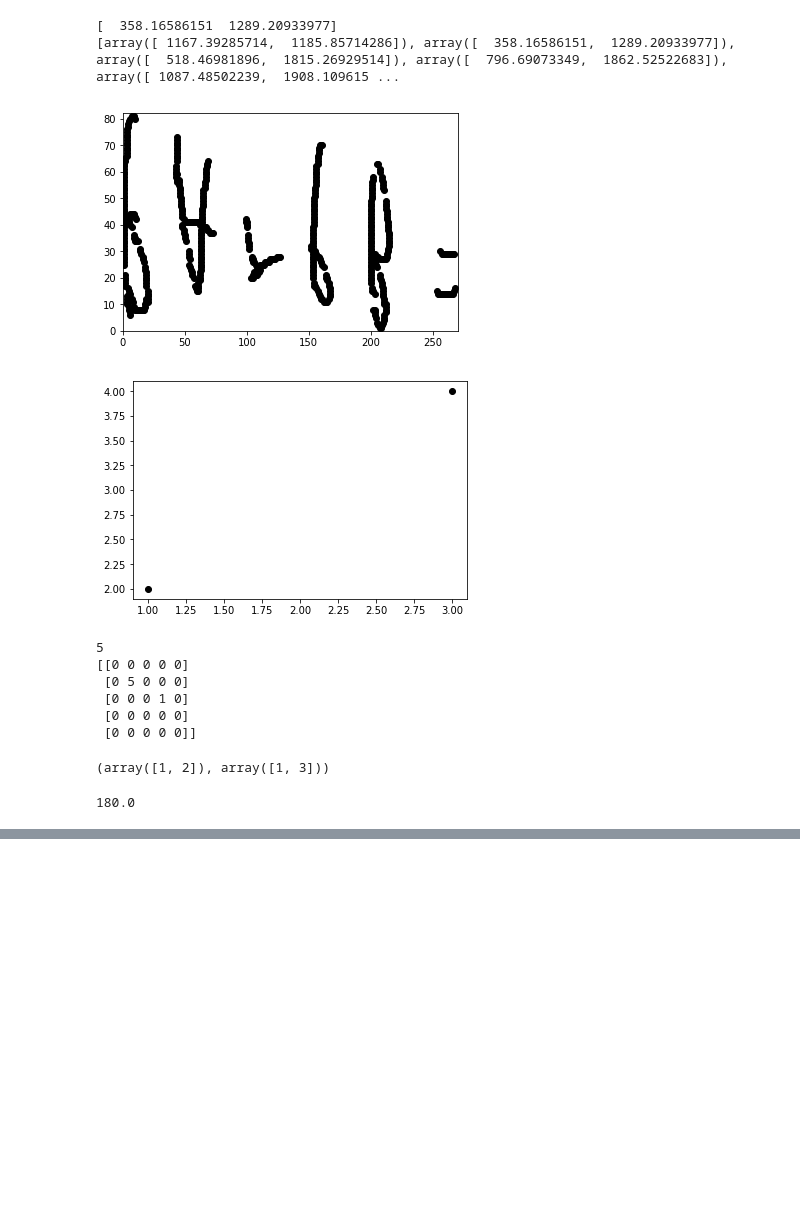
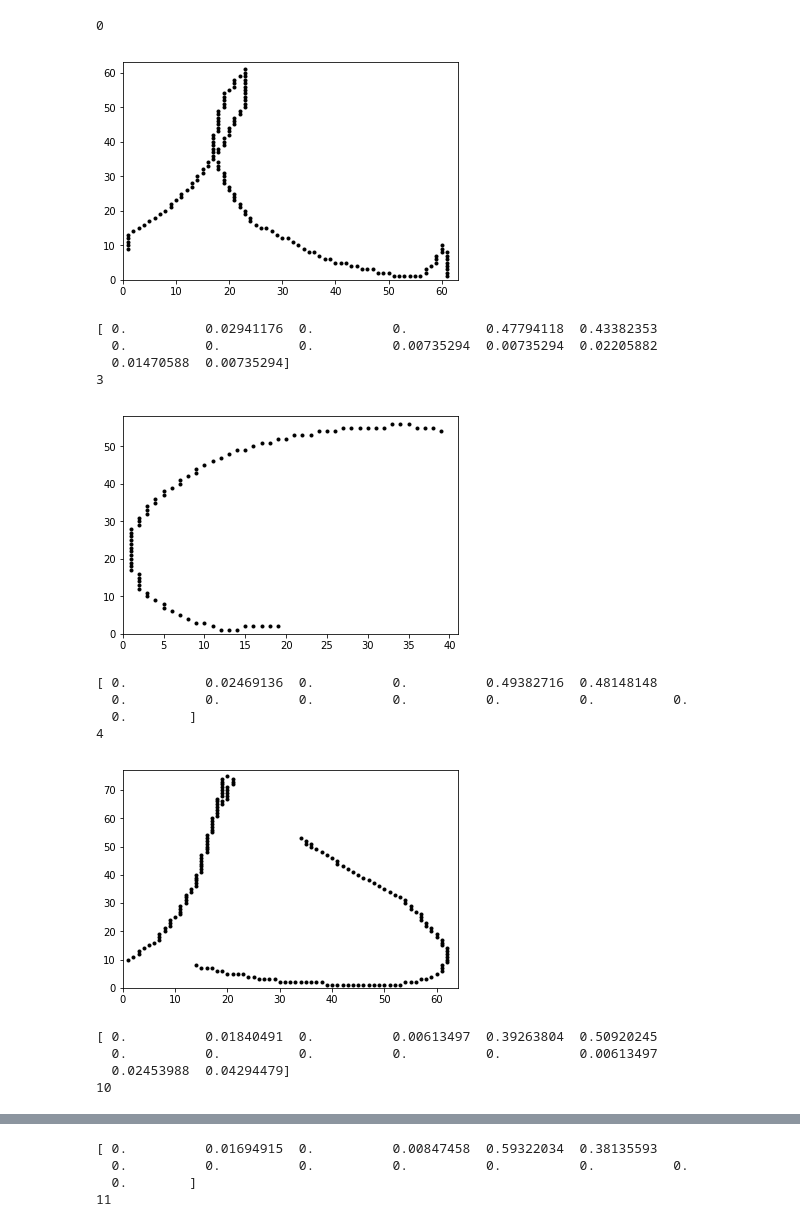
Before and after one commit to tatt0826/saikyo, a Jupyter notebook: SaikyoABC.ipynb, the cells around one changed output, grey strips where cells are left out. Drawn from its saved outputs; the diff is of its cells as text; code cells hidden in the pictures; blank space fills up the shorter version.

```diff
--- a/SaikyoABC.ipynb
+++ b/SaikyoABC.ipynb
@@ -682,16 +697,3 @@ overlayimage2
-# %%
-
-print(abc.block_center[1])
-print(abc.block_center)
-# %% [output]
-[  358.16586151  1289.20933977]
-[array([ 1167.39285714,  1185.85714286]), array([  358.16586151,  1289.20933977]), array([  518.46981896,  1815.26929514]), array([  796.69073349,  1862.52522683]), array([ 1087.48502239,  1908.109615 ...
 # %%
 
 abc.get_feature_value()
-# %%
-#print(abc.block_grid[1])
-#print(abc.block_grid)
-grid_plot(abc.block_grid[2])
-# %% [output]
-[figure, removed]
@@ -701,7 +699,0 @@ print(abc.block_grid[0][0])
-# %%
-
-plt.plot(1,2,'o',color="k")
-plt.plot(3,4,'o',color="k")
-plt.show()
-# %% [output]
-[figure, removed]
@@ -710,32 +700,24 @@ a = np.array([[0 for j in range(5)] for i in range(5)])
-# %%
-print(a[1][1])
-a[1][1] = 5
-a[2][3] = 1
-print(a)
-# %% [output]
-5
-[[0 0 0 0 0]
- [0 5 0 0 0]
- [0 0 0 1 0]
- [0 0 0 0 0]
- [0 0 0 0 0]]
-# %%
-print(a.nonzero())
-# %% [output]
-(array([1, 2]), array([1, 3]))
-# %%
-def angle(x, y):
-
-    dot_xy = np.dot(x, y)
-    norm_x = np.linalg.norm(x)
-    norm_y = np.linalg.norm(y)
-    cos = dot_xy / (norm_x*norm_y)
-    rad = np.arccos(cos)
-    theta = rad * 180 / np.pi
-
-    return theta
-a = np.array([1,0])
-b = np.array([-1,0])
-print(angle(a,b))
-# %% [output]
-180.0
+# %%
+
+for block_num in range(len(abc.blocks)):
+    if abc.stroke_or_string[block_num] == 0:
+        print(block_num)
+        grid_plot(abc.block_grid[block_num])
+        print(abc.grid_feature[block_num]/np.sum(abc.grid_feature[block_num]))
+# %% [output]
+0
+[figure, added]
+[ 0.          0.02941176  0.          0.          0.47794118  0.43382353
+  0.          0.          0.          0.00735294  0.00735294  0.02205882
+  0.01470588  0.00735294]
+3
+[figure, added]
+[ 0.          0.02469136  0.          0.          0.49382716  0.48148148
+  0.          0.          0.          0.          0.          0.          0.
+  0.        ]
+4
+[figure, added]
+[ 0.          0.01840491  0.          0.00613497  0.39263804  0.50920245
+  0.          0.          0.          0.          0.          0.00613497
+  0.02453988  0.04294479]
+10
@@ -741,0 +725,4 @@ print(angle(a,b))
+[ 0.          0.01694915  0.          0.00847458  0.59322034  0.38135593
+  0.          0.          0.          0.          0.          0.          0.
+  0.        ]
+11
```
Also changed, not shown: parts of 7 cells of this notebook, 1 other file.
